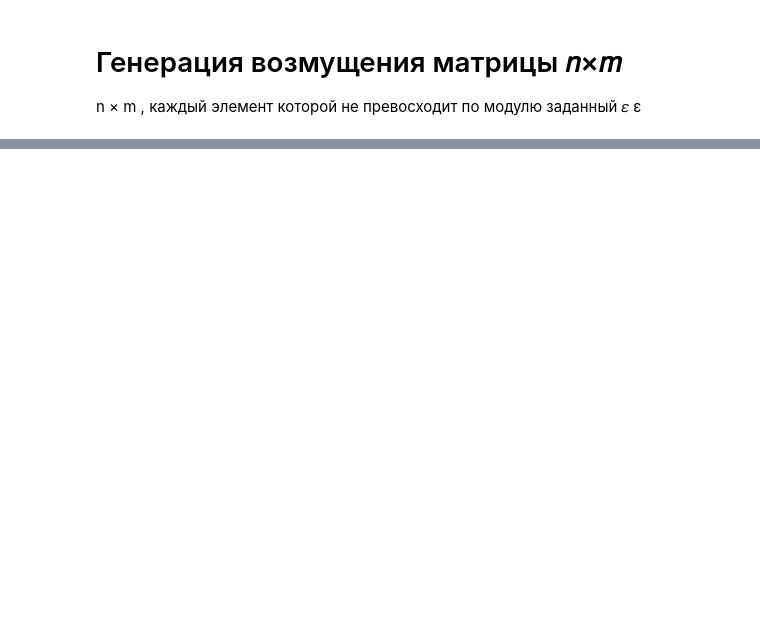
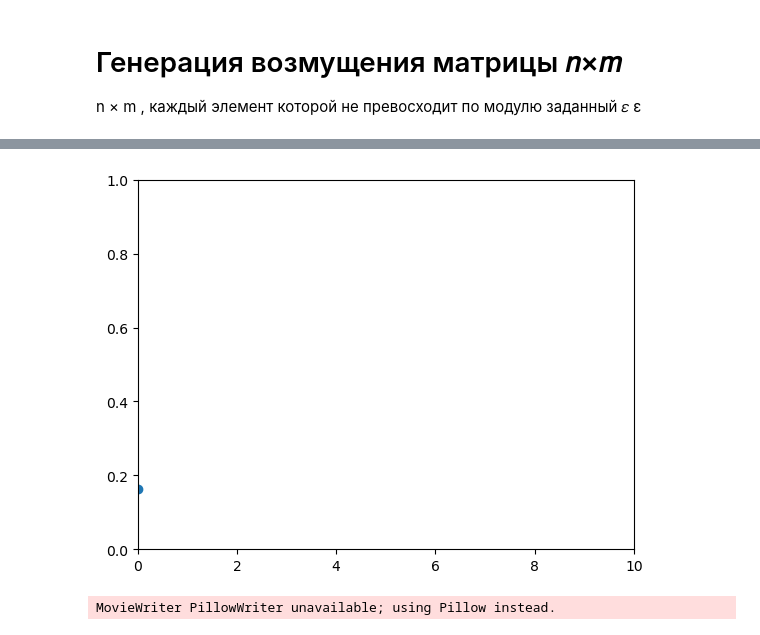
Before and after one commit to qerve/vych, a Jupyter notebook: problem3.ipynb, the cells around one changed output, grey strips where cells are left out. Saved outputs shown, nothing was run; the diff lists cells and outputs as text; code cells hidden in the pictures; blank space fills up the shorter version.

```diff
--- a/problem3.ipynb
+++ b/problem3.ipynb
@@ -145,0 +222,25 @@ $$ || A || _{F} = max \, || V_{i} || _{2} $$
+# %%
+from matplotlib import pyplot as plt
+from celluloid import Camera
+import numpy as np
+
+
+# create figure object
+fig = plt.figure()
+# load axis box
+ax = plt.axes()
+# set axis limit
+ax.set_ylim(0, 1)
+ax.set_xlim(0, 10)
+
+camera = Camera(fig)
+for i in range(10):
+    ax.scatter(i, np.random.random())
+    plt.pause(0.1)
+    camera.snap()
+
+animation = camera.animate()
+animation.save('animation.gif', writer='PillowWriter', fps=2)
+# %% [output]
+[figure, added]
+MovieWriter PillowWriter unavailable; using Pillow instead.
```
Also changed, not shown: parts of 28 cells of this notebook, 2 other files.
